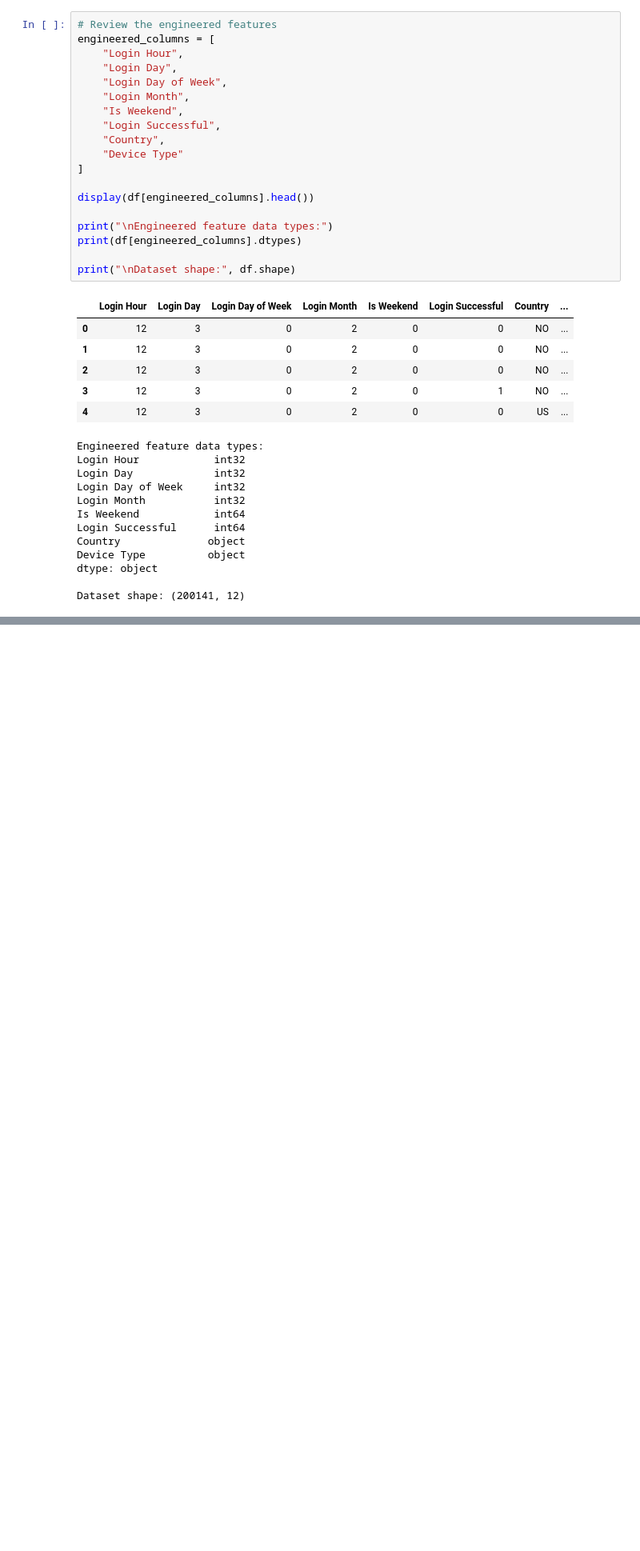
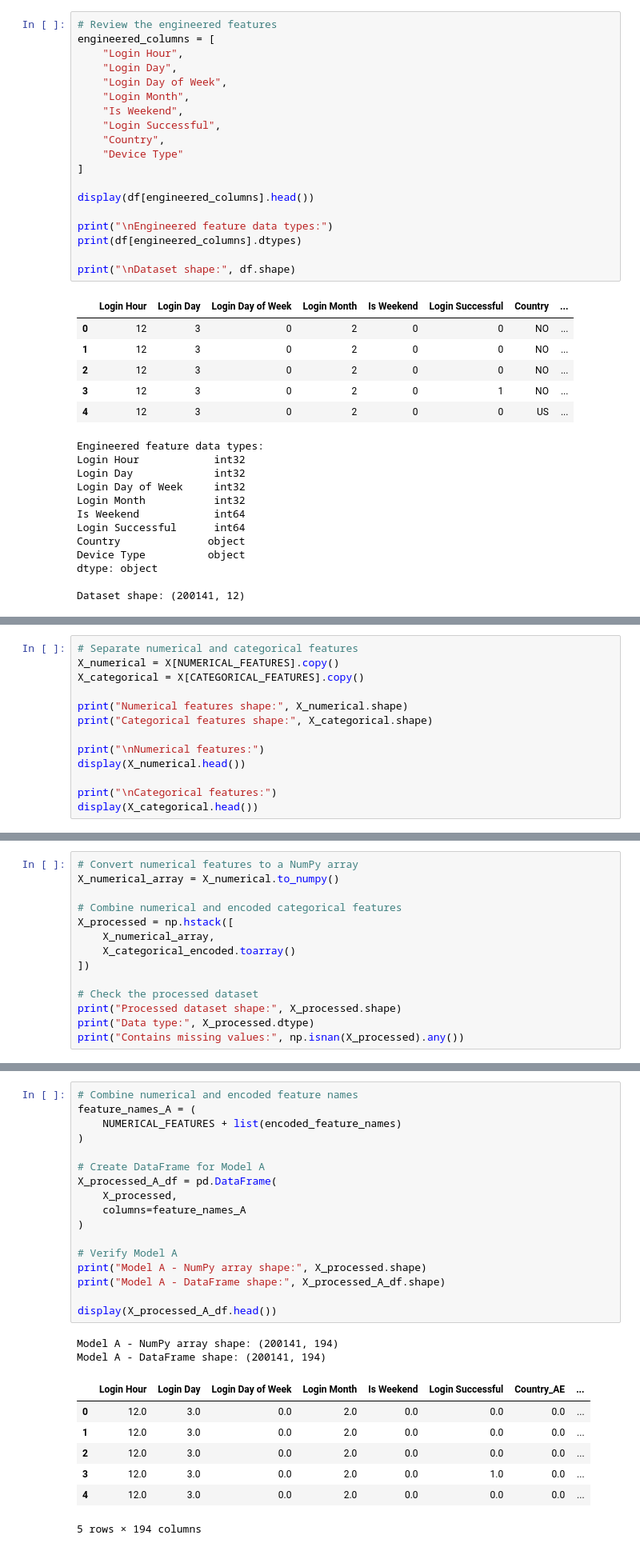
Before and after one commit to MiyukiMol/user-behavior-anomaly-detection, a Jupyter notebook: 02_unsupervised_anomaly_detection.ipynb, the cells around one changed output, grey strips where cells are left out. Shown at 80% size. Drawn from its saved outputs; the diff is of its cells as text; blank space fills up the shorter version.

Commit message:
Add Data Preprocessing

```diff
--- a/02_unsupervised_anomaly_detection.ipynb
+++ b/02_unsupervised_anomaly_detection.ipynb
@@ -1251,0 +1320,13 @@ Dataset shape: (200141, 12)
+# %%
+# Separate numerical and categorical features
+X_numerical = X[NUMERICAL_FEATURES].copy()
+X_categorical = X[CATEGORICAL_FEATURES].copy()
+
+print("Numerical features shape:", X_numerical.shape)
+print("Categorical features shape:", X_categorical.shape)
+
+print("\nNumerical features:")
+display(X_numerical.head())
+
+print("\nCategorical features:")
+display(X_categorical.head())
@@ -1251,0 +1402,14 @@ Dataset shape: (200141, 12)
+# %%
+# Convert numerical features to a NumPy array
+X_numerical_array = X_numerical.to_numpy()
+
+# Combine numerical and encoded categorical features
+X_processed = np.hstack([
+    X_numerical_array,
+    X_categorical_encoded.toarray()
+])
+
+# Check the processed dataset
+print("Processed dataset shape:", X_processed.shape)
+print("Data type:", X_processed.dtype)
+print("Contains missing values:", np.isnan(X_processed).any())
@@ -1251,0 +1426,27 @@ Dataset shape: (200141, 12)
+# %%
+# Combine numerical and encoded feature names
+feature_names_A = (
+    NUMERICAL_FEATURES + list(encoded_feature_names)
+)
+
+# Create DataFrame for Model A
+X_processed_A_df = pd.DataFrame(
+    X_processed,
+    columns=feature_names_A
+)
+
+# Verify Model A
+print("Model A - NumPy array shape:", X_processed.shape)
+print("Model A - DataFrame shape:", X_processed_A_df.shape)
+
+display(X_processed_A_df.head())
+# %% [output]
+Model A - NumPy array shape: (200141, 194)
+Model A - DataFrame shape: (200141, 194)
+|  | Login Hour | Login Day | Login Day of Week | Login Month | Is Weekend | Login Successful | Country_AE | ... |
+| 0 | 12.0 | 3.0 | 0.0 | 2.0 | 0.0 | 0.0 | 0.0 | ... |
+| 1 | 12.0 | 3.0 | 0.0 | 2.0 | 0.0 | 0.0 | 0.0 | ... |
+| 2 | 12.0 | 3.0 | 0.0 | 2.0 | 0.0 | 0.0 | 0.0 | ... |
+| 3 | 12.0 | 3.0 | 0.0 | 2.0 | 0.0 | 1.0 | 0.0 | ... |
+| 4 | 12.0 | 3.0 | 0.0 | 2.0 | 0.0 | 0.0 | 0.0 | ... |
+5 rows × 194 columns
```
Also changed, not shown: parts of 25 cells of this notebook.
